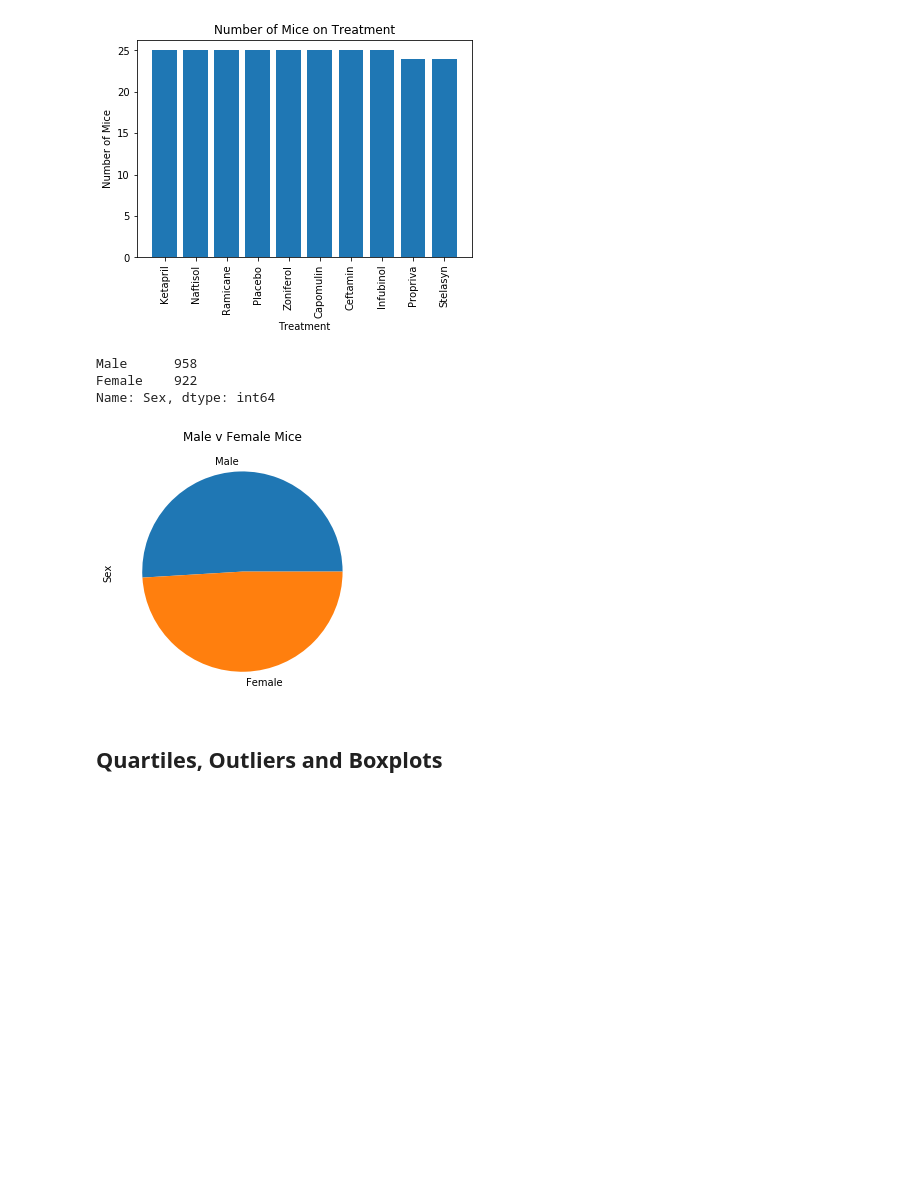
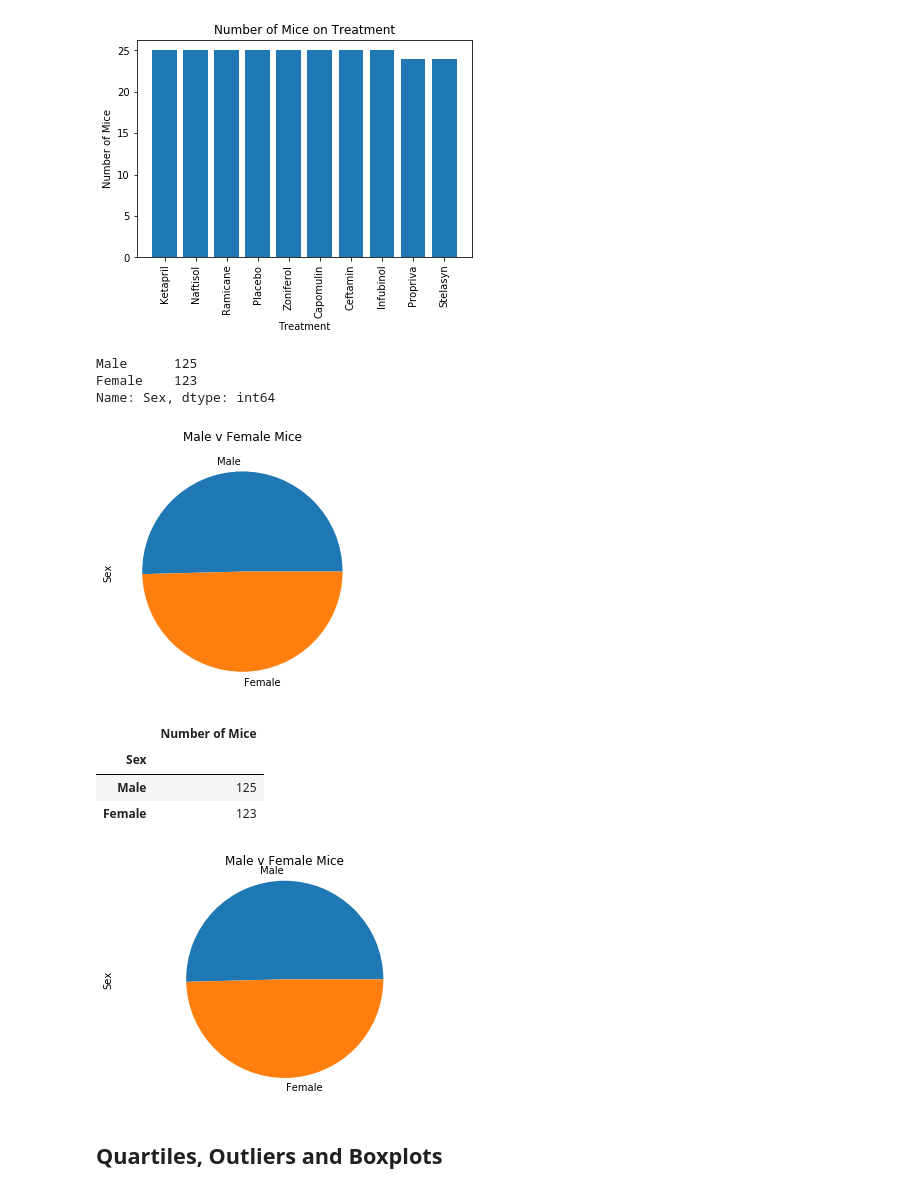
Before and after one commit to improvbutterfly/Pymaceuticals, a Jupyter notebook: pymaceuticals.ipynb, the cells around one changed output. Cells and saved outputs as stored; diff of their text form; code cells hidden in the pictures; blank space fills up the shorter version.

Commit message:
Plot second pie chart

```diff
--- a/pymaceuticals.ipynb
+++ b/pymaceuticals.ipynb
@@ -214,12 +214,12 @@ plt.show()
 # Get data needed to plot
 
 mouse_sex = mouse_analysis_data[["Mouse ID","Sex"]]
-mouse_sex_data = mouse_sex.drop_duplicates(keep="first")
+mouse_sex = mouse_sex.drop_duplicates(keep="first")
 sex_counts = mouse_sex["Sex"].value_counts()
 sex_counts
 # %% [output]
-Male      958
-Female    922
+Male      125
+Female    123
 Name: Sex, dtype: int64
 # %%
 # Generate a pie plot showing the distribution of female versus male mice using pandas
@@ -227,9 +227,32 @@ sex_counts.plot(kind="pie", title="Male v Female Mice")
 
 plt.tight_layout()
 # %% [output]
-[figure, old version]
+[figure, new version]
+# %%
+# Turn sex counts into data frame
+mouse_sex_data = pd.DataFrame(sex_counts)
+mouse_sex_data = mouse_sex_data.rename(columns={"Sex": "Number of Mice"})
+mouse_sex_data = mouse_sex_data.rename_axis("Sex")
+mouse_sex_data
+# %% [output]
+|  | Number of Mice |
+| Sex |  |
+| Male | 125 |
+| Female | 123 |
 # %%
 # Generate a pie plot showing the distribution of female versus male mice using pyplot
+
+plt.pie(mouse_sex_data["Number of Mice"], labels=mouse_sex_data.index)
+
+# Add labels
+plt.title("Male v Female Mice")
+
+plt.axis("equal")
+plt.ylabel("Sex")
+
+plt.show()
+# %% [output]
+[figure, added]
 # %% [markdown]
 ## Quartiles, Outliers and Boxplots
 # %%
```
